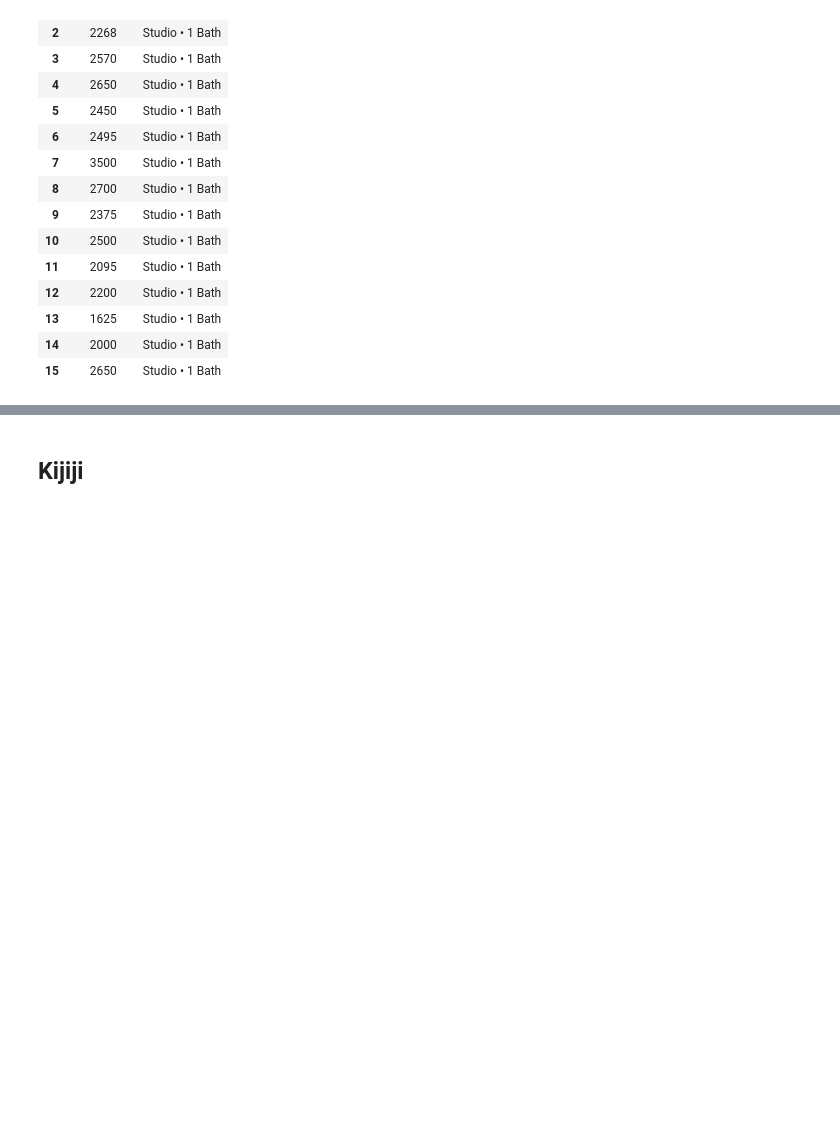
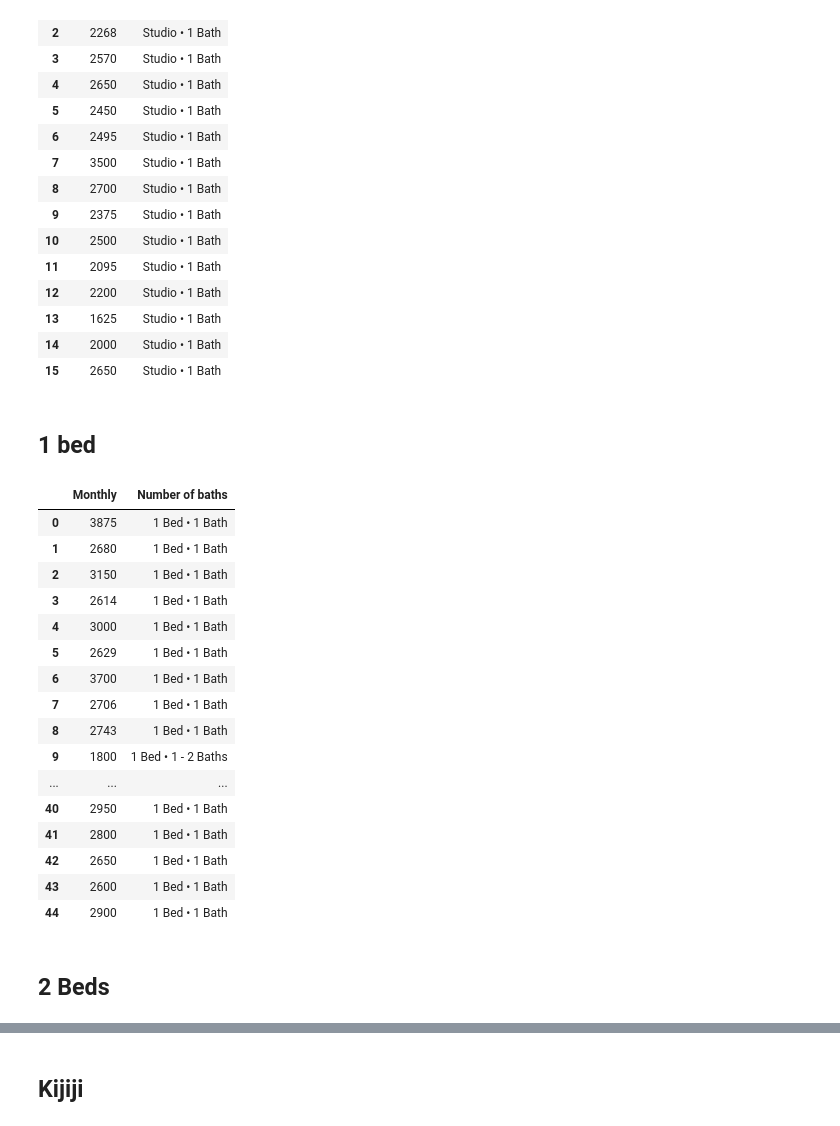
Before and after one commit to JamesKha/CodeChallenge, a Jupyter notebook: DataPrep.ipynb, the cells around one changed output, grey strips where cells are left out. Saved outputs shown, nothing was run; the diff lists cells and outputs as text; code cells hidden in the pictures; blank space fills up the shorter version.

Commit message:
Zumper Data Exttracting

```diff
--- a/DataPrep.ipynb
+++ b/DataPrep.ipynb
@@ -41,3 +40,39 @@ df
 | 13 | 1625 | Studio • 1 Bath |
 | 14 | 2000 | Studio • 1 Bath |
 | 15 | 2650 | Studio • 1 Bath |
+# %% [markdown]
+## 1 bed
+# %%
+URL = "https://www.zumper.com/apartments-for-rent/vancouver-bc/west-end/1-beds"
+requestURL = requests.get(URL)
+content = requestURL.content
+soup = BeautifulSoup(content, "html.parser")
+rent = [x.text for x in soup.find_all("div", class_="css-uzc059")]
+bath = [x.text for x in soup.find_all("div", class_="css-1iq6kk8")]
+
+
+dict = {'Monthly': rent, 'Number of baths': bath}
+dfOneBed= pd.DataFrame(dict)
+dfOneBed['Monthly'] = dfOneBed['Monthly'].str.replace('\D+', '')
+# %%
+dfOneBed
+# %% [output]
+|  | Monthly | Number of baths |
+| 0 | 3875 | 1 Bed • 1 Bath |
+| 1 | 2680 | 1 Bed • 1 Bath |
+| 2 | 3150 | 1 Bed • 1 Bath |
+| 3 | 2614 | 1 Bed • 1 Bath |
+| 4 | 3000 | 1 Bed • 1 Bath |
+| 5 | 2629 | 1 Bed • 1 Bath |
+| 6 | 3700 | 1 Bed • 1 Bath |
+| 7 | 2706 | 1 Bed • 1 Bath |
+| 8 | 2743 | 1 Bed • 1 Bath |
+| 9 | 1800 | 1 Bed • 1 - 2 Baths |
+| ... | ... | ... |
+| 40 | 2950 | 1 Bed • 1 Bath |
+| 41 | 2800 | 1 Bed • 1 Bath |
+| 42 | 2650 | 1 Bed • 1 Bath |
+| 43 | 2600 | 1 Bed • 1 Bath |
+| 44 | 2900 | 1 Bed • 1 Bath |
+# %% [markdown]
+## 2 Beds
```
Also changed, not shown: parts of 12 cells of this notebook.
